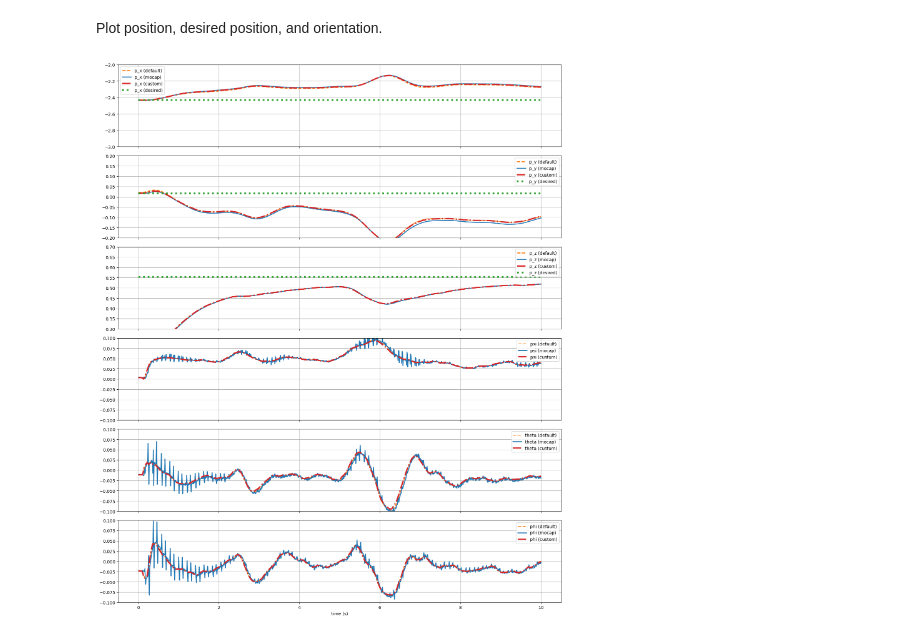
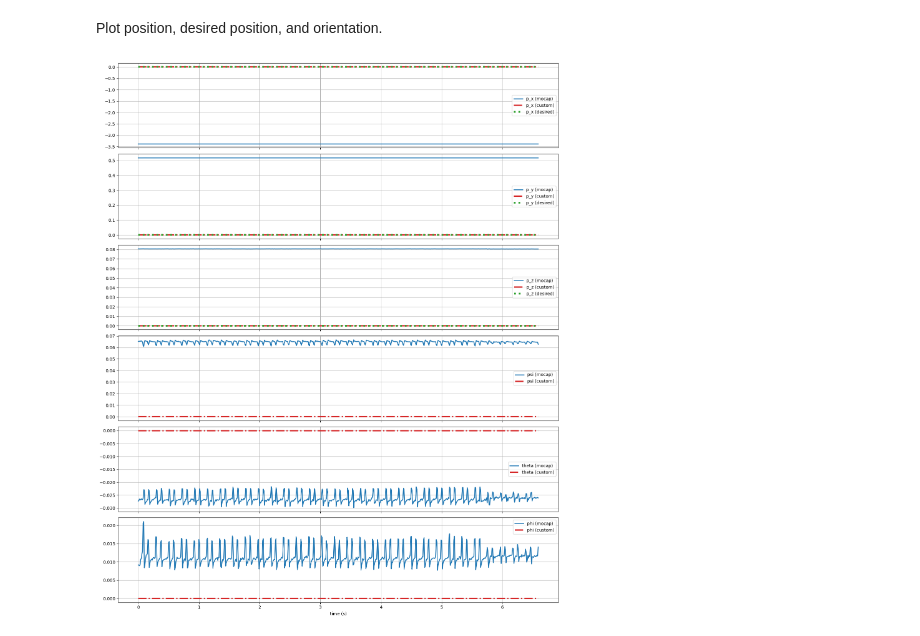
Before and after one commit to danthoney123/AE483FinalProject, a Jupyter notebook: dans_client/observer_analysis.ipynb, the cells around one changed output. Cells and saved outputs as stored; diff of their text form; code cells hidden in the pictures.

```diff
--- a/dans_client/observer_analysis.ipynb
+++ b/dans_client/observer_analysis.ipynb
@@ -26,7 +26,7 @@ custom_linewidth = 3
 Load flight data.
 # %%
 # Load flight data
-raw_data_drone, raw_data_mocap = load_hardware_data('hover_01.json')
+raw_data_drone, raw_data_mocap = load_hardware_data('md_flight_test_D2.json')
 
 # Resample drone data
 data_drone = resample_data_drone(
@@ -39,7 +39,7 @@ data_drone = resample_data_drone(
 data_mocap = sync_data_mocap(raw_data_mocap, data_drone['time'], data_drone['ae483log.p_z'], False)
 
 # Only look at data from the middle 10 seconds of when the drone was actually flying
-only_in_flight(data_drone, data_mocap=data_mocap, t_interval=10.)
+# only_in_flight(data_drone, data_mocap=data_mocap, t_interval=10.)
 # %% [markdown]
 Parse flight data:
 * Estimates from the custom observer implemented online are labled `_custom`.
@@ -80,37 +80,37 @@ p_z_des = data_drone['ae483log.p_z_des']
 Plot position, desired position, and orientation.
 # %%
 def comparison_plot(t, s_custom, s_default, s_mocap, name, ax, s_des=None):
-    ax.plot(t, s_default, label=f'{name} (default)',
-            color=default_color, linestyle=default_linestyle, linewidth=default_linewidth)
+#     ax.plot(t, s_default, label=f'{name} (default)',
+#             color=default_color, linestyle=default_linestyle, linewidth=default_linewidth)
     ax.plot(t, s_mocap, label=f'{name} (mocap)',
             color=mocap_color, linestyle=mocap_linestyle, linewidth=mocap_linewidth)
     ax.plot(t, s_custom, label=f'{name} (custom)',
             color=custom_color, linestyle=custom_linestyle, linewidth=custom_linewidth)
     if s_des is not None:
         ax.plot(t, s_des, label=f'{name} (desired)',
                 color=desired_color, linestyle=desired_linestyle, linewidth=desired_linewidth)
     ax.legend()
     ax.grid()
 
 fig, (ax_p_x,
       ax_p_y,
       ax_p_z,
       ax_psi,
       ax_theta,
       ax_phi) = plt.subplots(6, 1, figsize=(15, 18), sharex=True, tight_layout=True)
 comparison_plot(t, p_x_custom, p_x_default, p_x_mocap, 'p_x', ax_p_x, s_des=p_x_des)
 comparison_plot(t, p_y_custom, p_y_default, p_y_mocap, 'p_y', ax_p_y, s_des=p_y_des)
 comparison_plot(t, p_z_custom, p_z_default, p_z_mocap, 'p_z', ax_p_z, s_des=p_z_des)
 comparison_plot(t, psi_custom, psi_default, psi_mocap, 'psi', ax_psi)
 comparison_plot(t, theta_custom, theta_default, theta_mocap, 'theta', ax_theta)
 comparison_plot(t, phi_custom, phi_default, phi_mocap, 'phi', ax_phi)
 ax_phi.set_xlabel('time (s)')
-ax_p_x.set_ylim([-3, -2])
-ax_p_y.set_ylim([-0.2, 0.2])
-ax_p_z.set_ylim([0.3, 0.7])
-ax_psi.set_ylim([-0.1, 0.1])
-ax_theta.set_ylim([-0.1, 0.1])
-ax_phi.set_ylim([-0.1, 0.1])
+# ax_p_x.set_ylim([-3, -2])
+# ax_p_y.set_ylim([-0.2, 0.2])
+# ax_p_z.set_ylim([0.3, 0.7])
+# ax_psi.set_ylim([-0.1, 0.1])
+# ax_theta.set_ylim([-0.1, 0.1])
+# ax_phi.set_ylim([-0.1, 0.1])
 plt.show()
 # %% [output]
-[figure, old version]
+[figure, new version]
```
Also changed, not shown: 9 other files.
